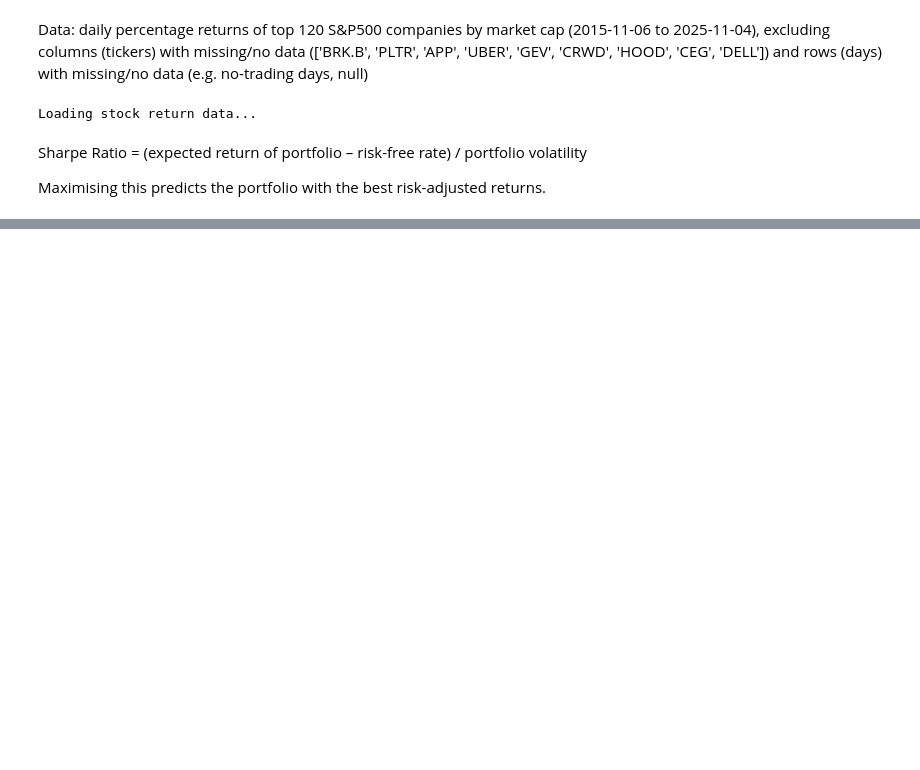
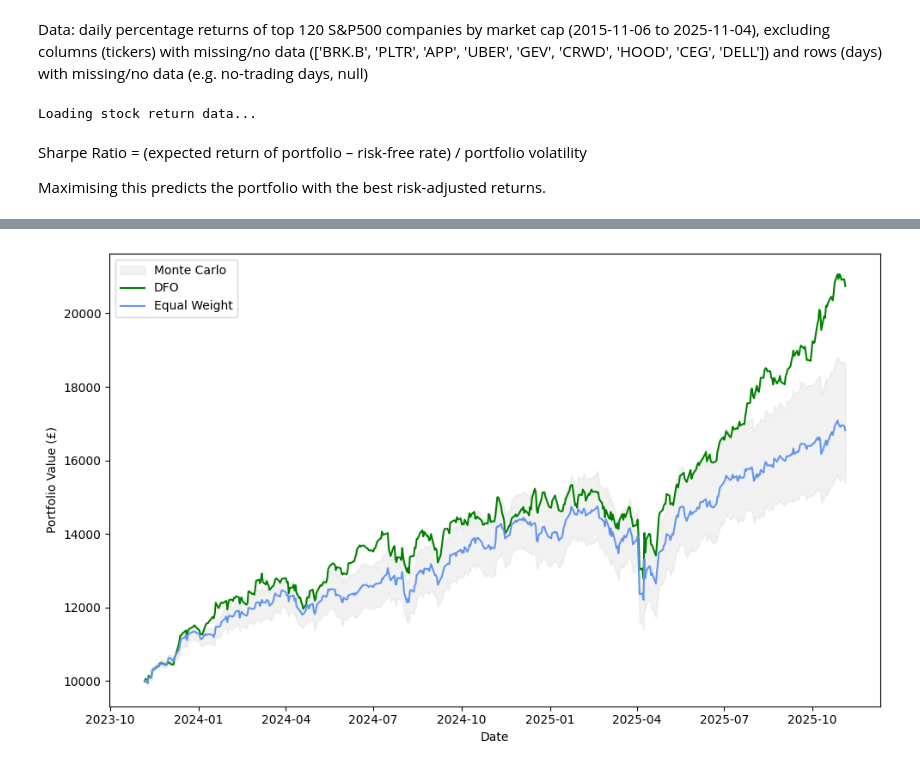
Before and after one commit to galib-i/portfolio-dfo, a Jupyter notebook: portfolio_optimisation.ipynb, the cells around one changed output, grey strips where cells are left out. Cells and saved outputs as stored; diff of their text form; code cells hidden in the pictures; blank space fills up the shorter version.

```diff
--- a/portfolio_optimisation.ipynb
+++ b/portfolio_optimisation.ipynb
@@ -47,0 +59,24 @@ def _sharpe(weights, returns):
+# %%
+population = 100
+disturbance = 0.001
+ITERATIONS = 10
+CARDINALITY = 10
+tickers_amount = data.shape[1]
+
+dfo = DFO(
+    fitness_function=_fitness_function,
+    cardinality=CARDINALITY,
+    population=population,
+    dimensions=tickers_amount,
+    disturbance=disturbance,
+    max_iterations=ITERATIONS,
+    lower_bound=0,
+    upper_bound=1,
+)
+
+best_dfo_fitness, best_dfo_position = dfo.run()
+
+print("\nFinal best fitness:\t", best_dfo_fitness)
+#print("\nBest fly position:\n", best_dfo_position)
+
+h.display_portfolio(best_dfo_position, data);
@@ -47,0 +151,15 @@ def _sharpe(weights, returns):
+# %%
+asset_count = out_of_sample.shape[1]
+
+eqw = EqualWeights(portfolio_size=asset_count)
+eqw_weights = eqw.get_weights()
+eqw_data = h.get_portfolio_value_over_time(eqw_weights, out_of_sample, STARTING_CAPITAL)
+
+mc = MonteCarlo(portfolio_size=asset_count, simulations=100)
+mc_data = mc.generate_portfolios(
+    out_of_sample, lambda w, r: h.get_portfolio_value_over_time(w, r, STARTING_CAPITAL)
+)
+
+h.plot_dfo_vs_benchmark(out_of_sample, dfo_data, eqw_data, mc_data)
+# %% [output]
+[figure, added]
```
Also changed, not shown: parts of 7 cells of this notebook, 10 other files.
